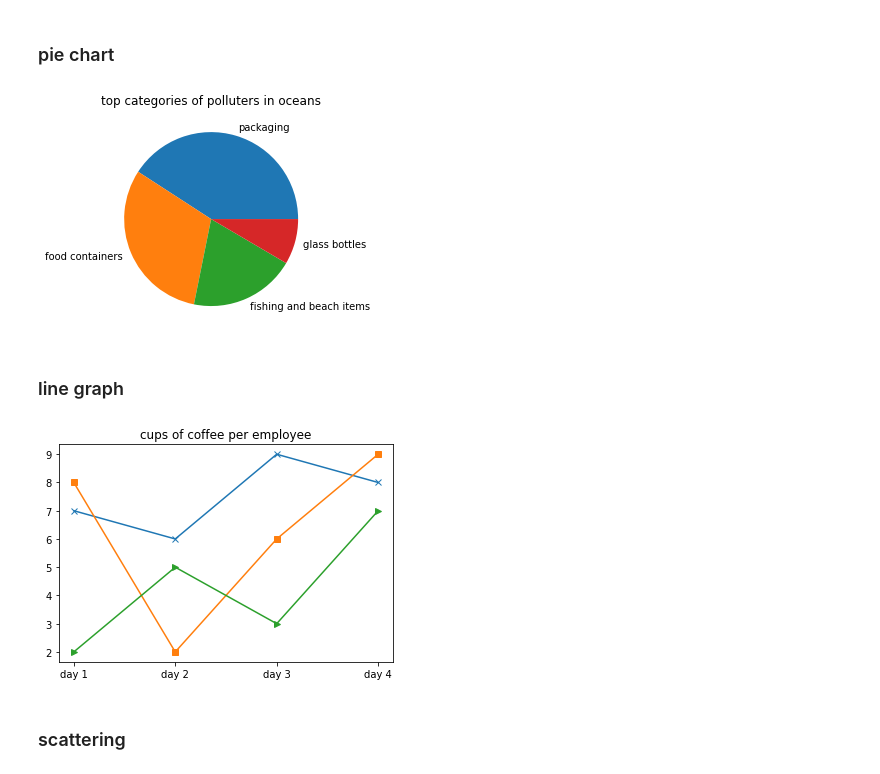
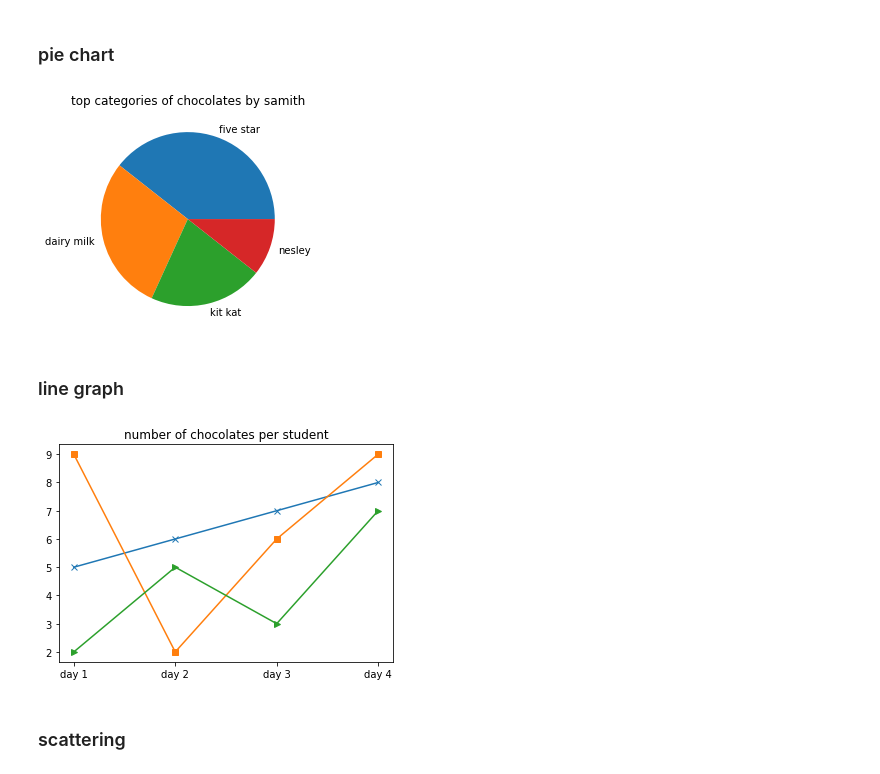
Before and after one commit to valayash/Python-ans-its-Uses-, a Jupyter notebook: Applications_Of_Reinforcement_Learning/Assignment-1/210077_ajay sankar/matplotlib.ipynb, the cells around one changed output. Cells and saved outputs as stored; diff of their text form; code cells hidden in the pictures.

Commit message:
matplotlib graphs edited

```diff
--- a/Applications_Of_Reinforcement_Learning/Assignment-1/210077_ajay sankar/matplotlib.ipynb
+++ b/Applications_Of_Reinforcement_Learning/Assignment-1/210077_ajay sankar/matplotlib.ipynb
@@ -4,29 +4,29 @@ import numpy as np
 # %% [markdown]
 ### pie chart
 # %%
-y = np.array([29, 22, 14, 6])
-mylabels = ["packaging", "food containers", "fishing and beach items", "glass bottles"]
+y = np.array([26, 19, 14, 7])
+labels = ["five star", "dairy milk", "kit kat", "nesley"]
 
-plt.pie(y, labels = mylabels)
-plt.title("top categories of polluters in oceans")
+plt.pie(y, labels = labels)
+plt.title("top categories of chocolates by samith")
 plt.show()
 # %% [output]
-[figure, old version]
+[figure, new version]
 # %% [markdown]
 ### line graph
 # %%
 x1 = np.array(['day 1', 'day 2', 'day 3', 'day 4'])
-y1 = np.array([7, 6, 9, 8])
-y2 = np.array([8, 2, 6, 9])
+y1 = np.array([5, 6, 7, 8])
+y2 = np.array([9, 2, 6, 9])
 y3 = np.array([2, 5, 3, 7])
 
 plt.plot(x1,y1, marker='x')
 plt.plot(x1,y2, marker='s')
 plt.plot(x1,y3, marker='>')
-plt.title("cups of coffee per employee")
+plt.title("number of chocolates per student")
 plt.show()
 # %% [output]
-[figure, old version]
+[figure, new version]
 # %% [markdown]
 ### scattering
 # %%
```
